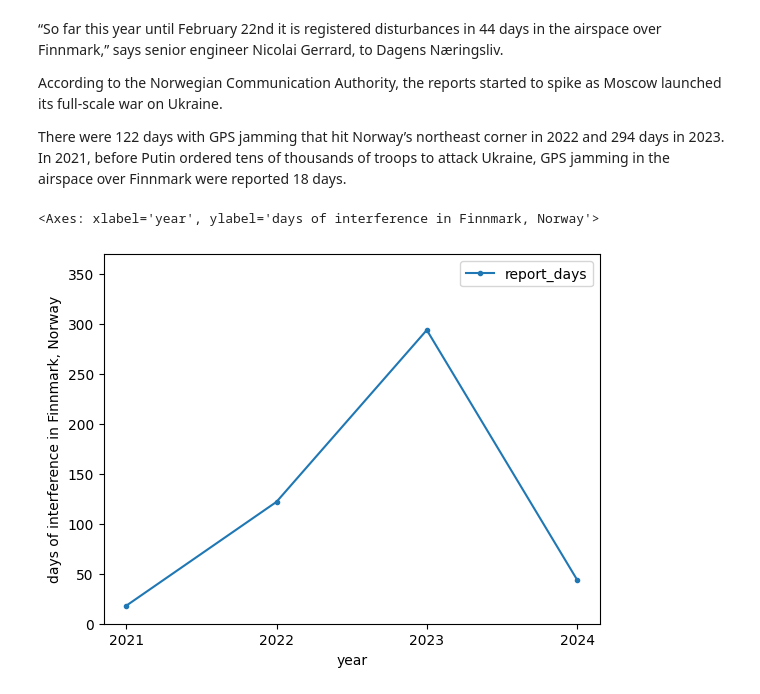
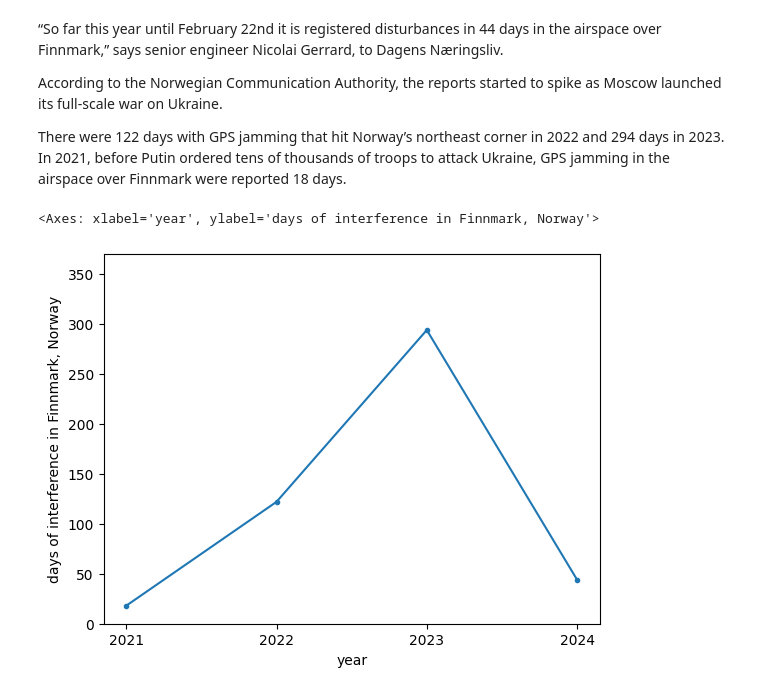
Before and after one commit to stelios-c/GPS_analysis, a Jupyter notebook: scandi_baltic/norway.ipynb, the cells around one changed output. Cells and saved outputs as stored; diff of their text form; code cells hidden in the pictures.

```diff
--- a/scandi_baltic/norway.ipynb
+++ b/scandi_baltic/norway.ipynb
@@ -160,9 +160,9 @@ According to the Norwegian Communication Authority, the reports started to spike
 
 There were 122 days with GPS jamming that hit Norway’s northeast corner in 2022 and 294 days in 2023. In 2021, before Putin ordered tens of thousands of troops to attack Ukraine, GPS jamming in the airspace over Finnmark were reported 18 days.
 # %%
-reports_df=pd.DataFrame([{'year':2021,'report_days':18},{'year':2022,'report_days':122},{'year':2023,'report_days':294},{'year':2024,'report_days':44}],index=[0,1,2,3])
+reports_df=pd.DataFrame([{'year':2021,'report_days':18,'year_days':365},{'year':2022,'report_days':122,'year_days':365},{'year':2023,'report_days':294,'year_days':365},{'year':2024,'report_days':44,'year_days':53}],index=[0,1,2,3])
 # %%
-reports_df.set_index('year').plot(marker='.',ylim=[0,370],xticks=range(2021,2025),ylabel='days of interference in Finnmark, Norway')
+reports_df.set_index('year').report_days.plot(marker='.',ylim=[0,370],xticks=range(2021,2025),ylabel='days of interference in Finnmark, Norway')
 # %% [output]
 <Axes: xlabel='year', ylabel='days of interference in Finnmark, Norway'>
-[figure, old version]
+[figure, new version]
```
Also changed, not shown: parts of 1 cell of this notebook.
